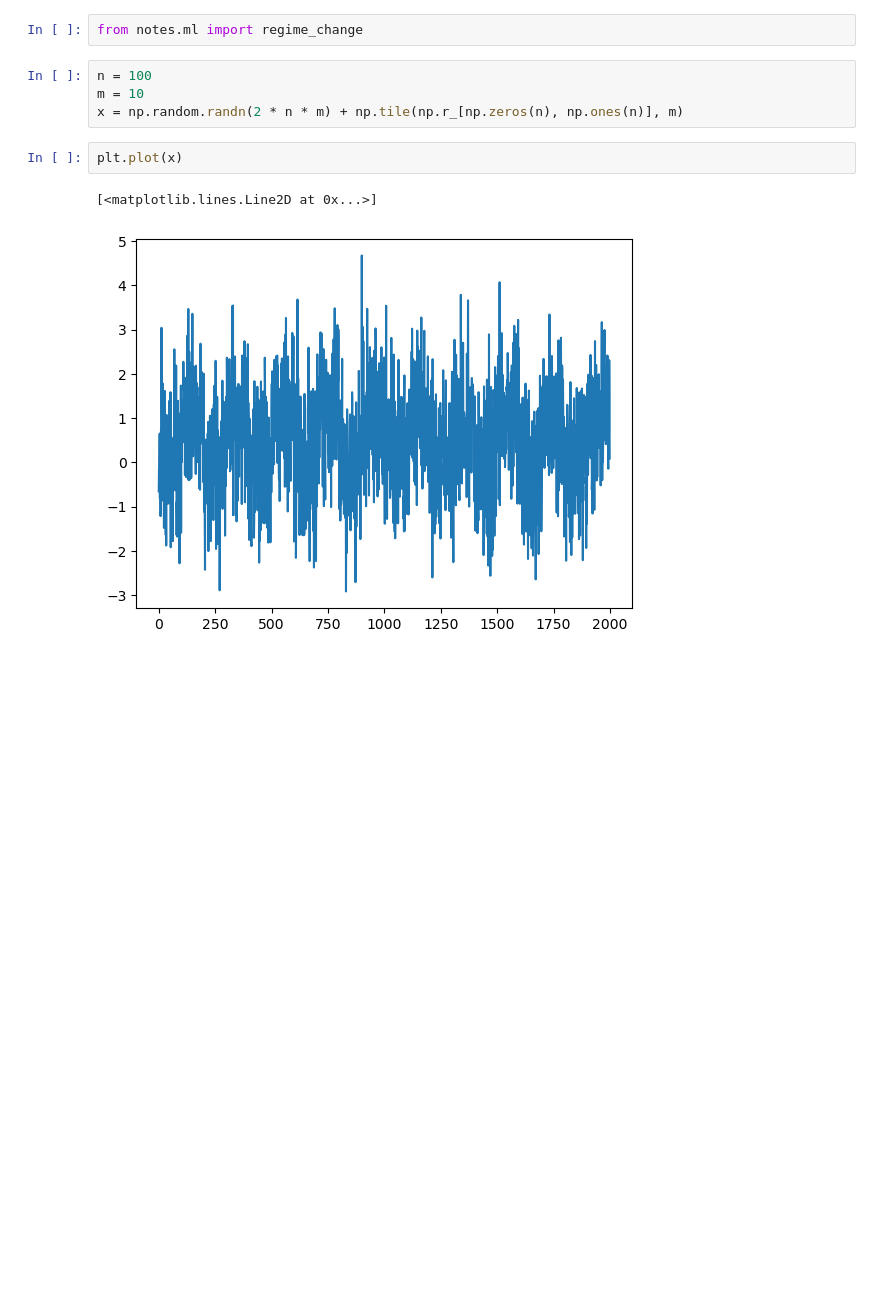
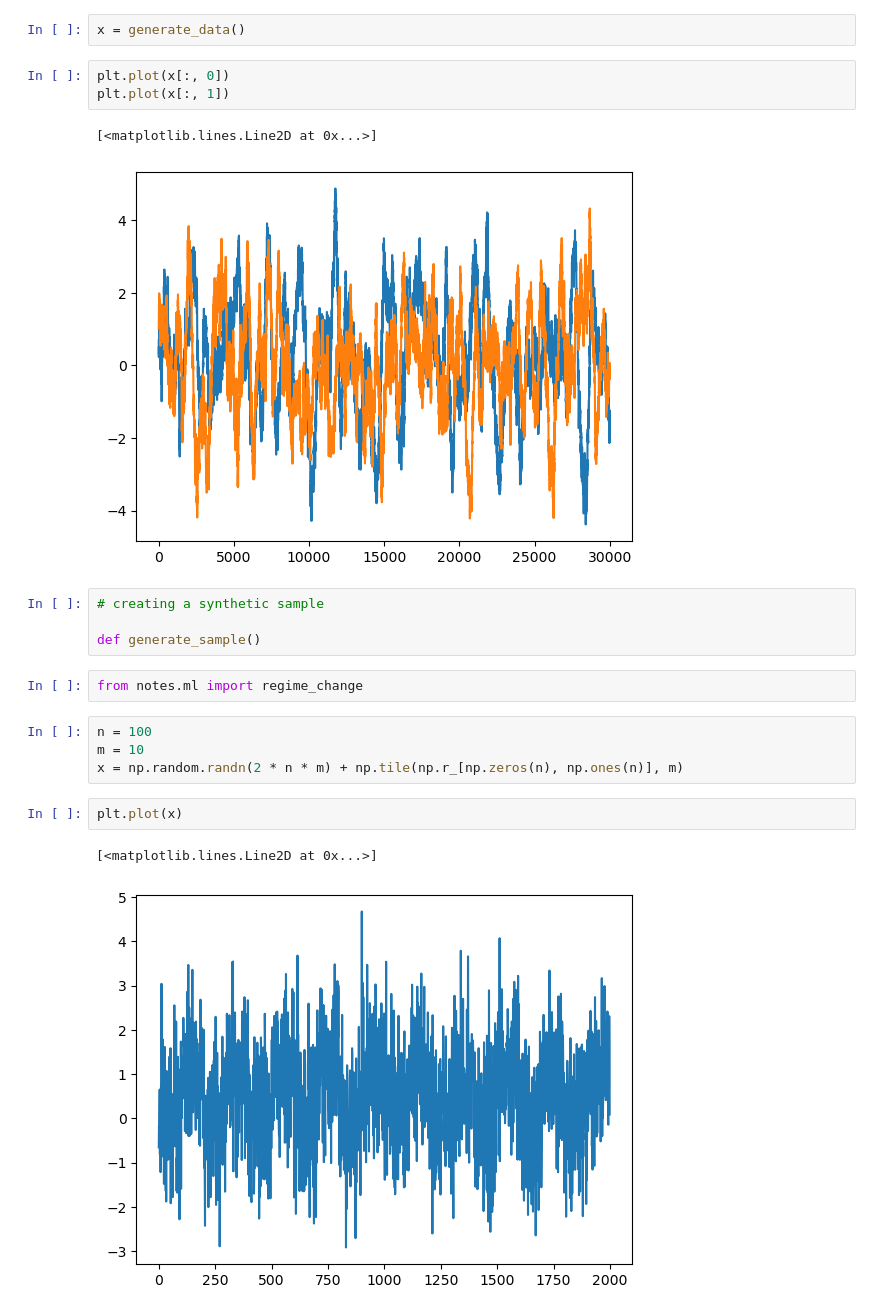
Before and after one commit to pvpanov/notes, a Jupyter notebook: notes/notebooks/enet_with_change.ipynb, the cells around one changed output. Cells and saved outputs as stored; diff of their text form; blank space fills up the shorter version.

```diff
--- a/notes/notebooks/enet_with_change.ipynb
+++ b/notes/notebooks/enet_with_change.ipynb
@@ -17,3 +82,15 @@ For simplicity, I let $m=p=2$ and $B_{(2)} = 0$, i.e. $Y$ only depends on the fi
+# %%
+x = generate_data()
+# %%
+plt.plot(x[:, 0])
+plt.plot(x[:, 1])
+# %% [output]
+[<matplotlib.lines.Line2D at 0x...>]
+[figure, added]
+# %%
+# creating a synthetic sample
+
+def generate_sample()
 # %%
 from notes.ml import regime_change
 # %%
```
Also changed, not shown: parts of 6 cells of this notebook, 1 other file.
